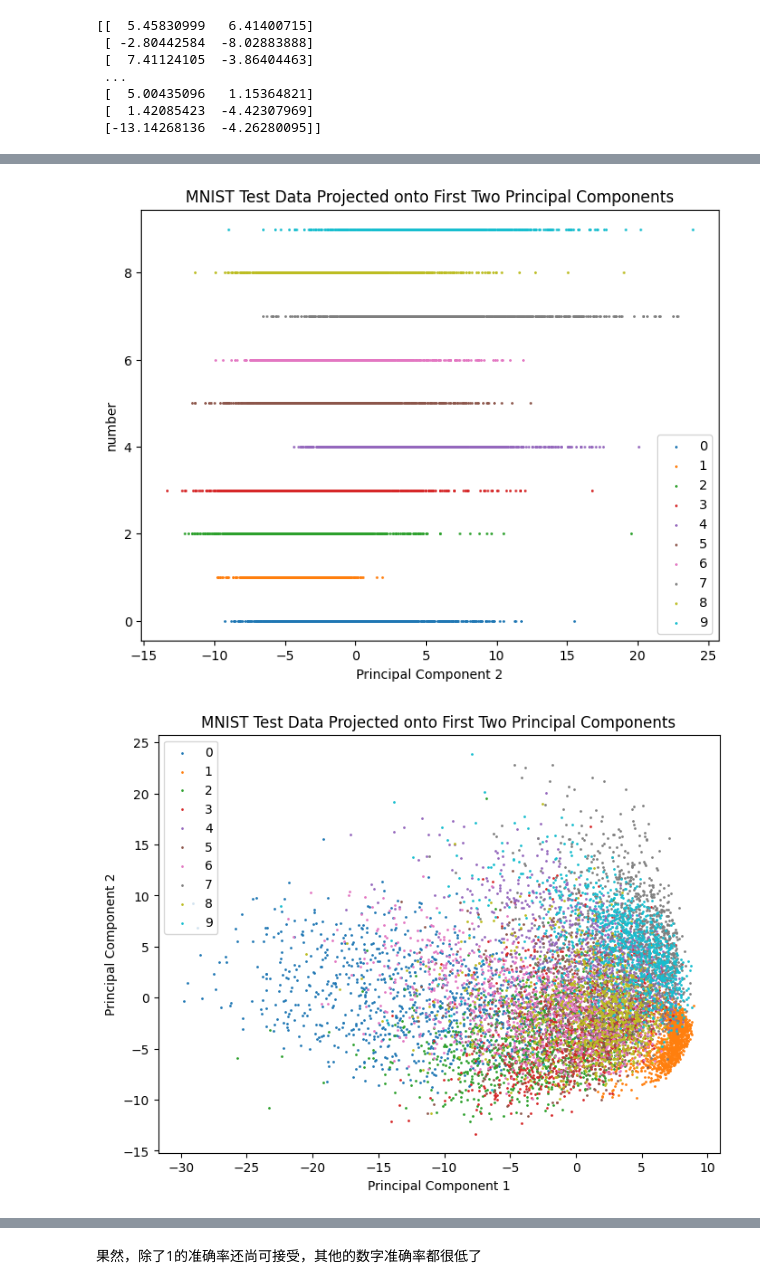
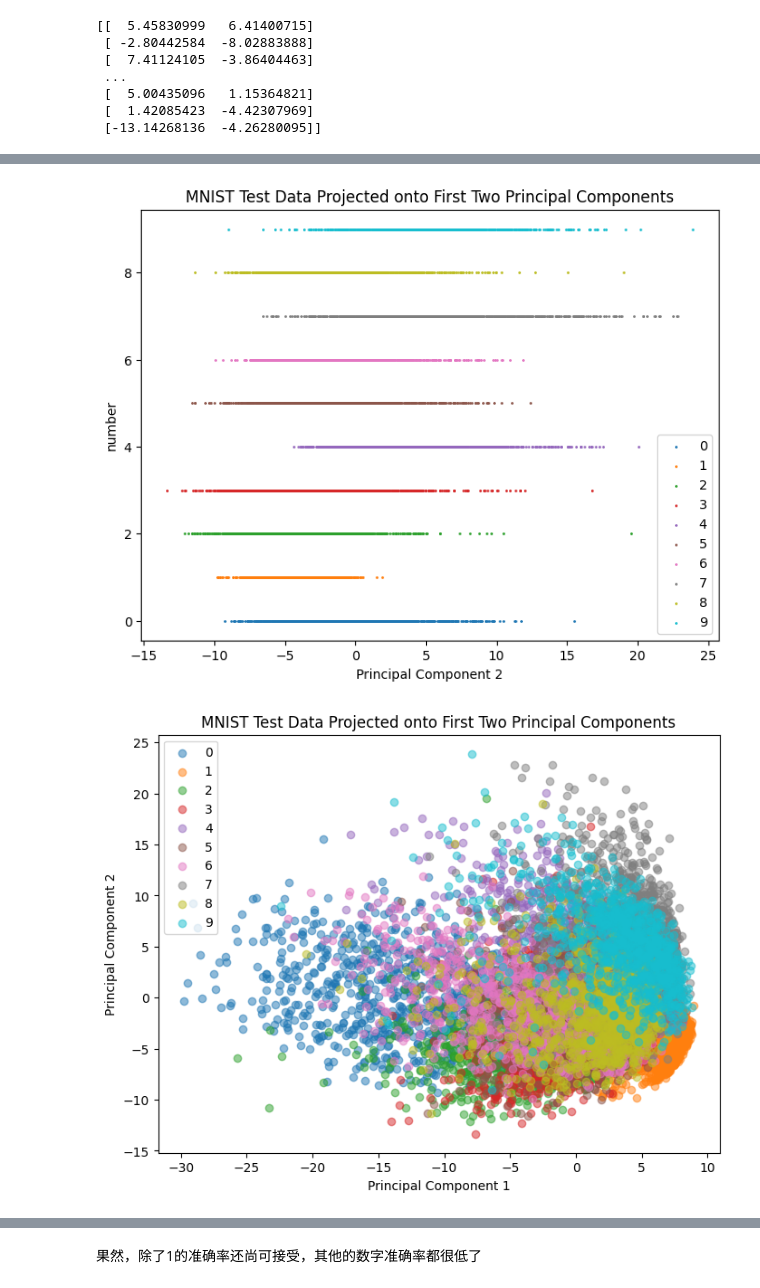
Before and after one commit to henryli2002/ex_1, a Jupyter notebook: ex_7/PCA.ipynb, the cells around one changed output, grey strips where cells are left out. Saved outputs shown, nothing was run; the diff lists cells and outputs as text; code cells hidden in the pictures.

```diff
--- a/ex_7/PCA.ipynb
+++ b/ex_7/PCA.ipynb
@@ -84,7 +84,7 @@ plt.show()
 plt.figure(figsize=(8, 6))
 for i in range(10):  # 对于每个类别（数字0-9）
     indices = labels == i
-    plt.scatter(projected_data[indices, 0], projected_data[indices, 1], label=str(i), s=0.1)
+    plt.scatter(projected_data[indices, 0], projected_data[indices, 1], label=str(i),alpha=0.5)
 plt.legend()
 plt.title('MNIST Data Projected onto First Two Principal Components')
 plt.xlabel('Principal Component 1')
@@ -180,35 +180,35 @@ plt.figure(figsize=(8, 6))
 for i in range(10):  # 对于每个类别（数字0-9）
     indices = labels_test == i
     plt.scatter(projected_data_test[indices, 0], len(projected_data_test[indices, 1]) * [i], label=str(i), s=1)
 plt.legend()
 plt.title('MNIST Test Data Projected onto First Two Principal Components')
 plt.xlabel('Principal Component 1')
 plt.ylabel('number')
 plt.show()
 
 plt.figure(figsize=(8, 6))
 for i in range(10):  # 对于每个类别（数字0-9）
     indices = labels_test == i
     plt.scatter(projected_data_test[indices, 1], len(projected_data_test[indices, 1]) * [i], label=str(i), s=1)
 plt.legend()
 plt.title('MNIST Test Data Projected onto First Two Principal Components')
 plt.xlabel('Principal Component 2')
 plt.ylabel('number')
 plt.show()
 
 plt.figure(figsize=(8, 6))
 for i in range(10):  # 对于每个类别（数字0-9）
     indices = labels_test == i
-    plt.scatter(projected_data_test[indices, 0], projected_data_test[indices, 1], label=str(i), s=1)
+    plt.scatter(projected_data_test[indices, 0], projected_data_test[indices, 1], label=str(i),alpha=0.5)
 plt.legend()
 plt.title('MNIST Test Data Projected onto First Two Principal Components')
 plt.xlabel('Principal Component 1')
 plt.ylabel('Principal Component 2')
 plt.show()
 # %% [output]
 [figure]
 [figure]
-[figure, old version]
+[figure, new version]
 # %%
 from sklearn.metrics import classification_report, accuracy_score
 import numpy as np
```
Also changed, not shown: parts of 3 cells of this notebook, 37 other files.
